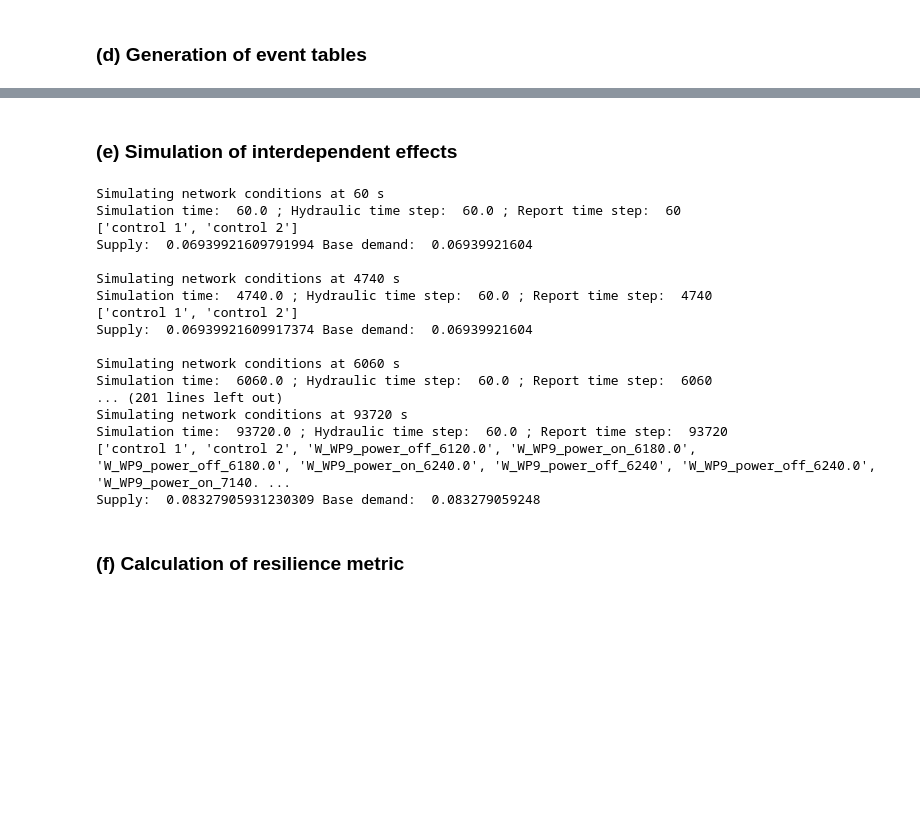
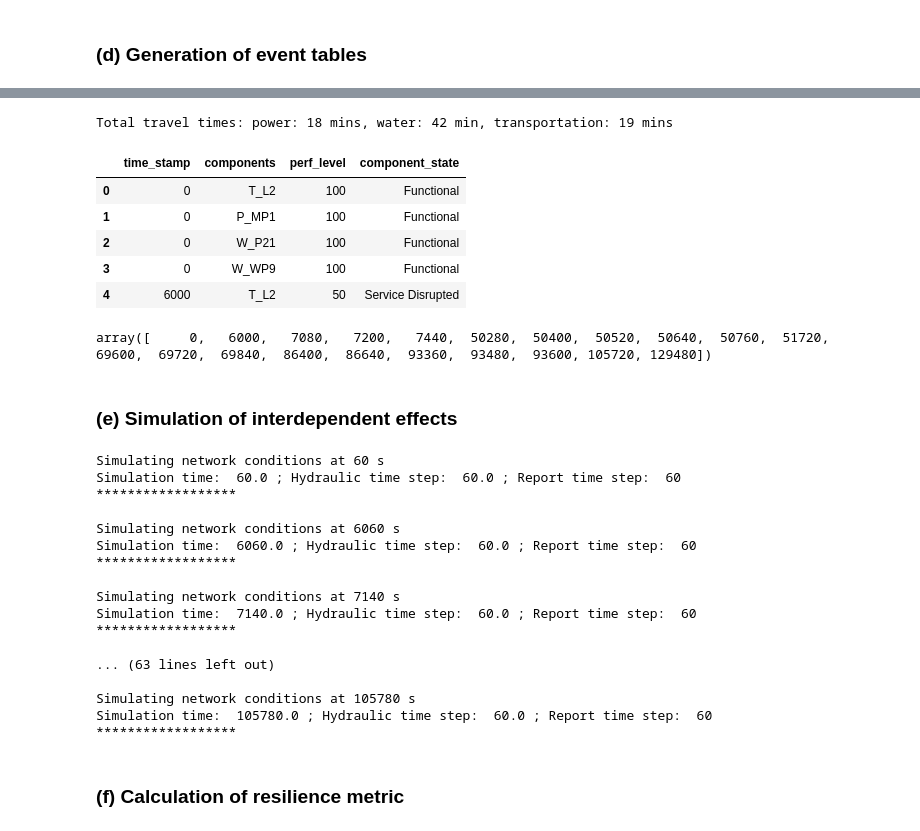
Before and after one commit to srijithbalakrishnan/dreaminsg-integrated-model, a Jupyter notebook: notebooks/demo_no_optimization_simple.ipynb, the cells around one changed output, grey strips where cells are left out. Drawn from its saved outputs; the diff is of its cells as text; code cells hidden in the pictures; blank space fills up the shorter version.

```diff
--- a/notebooks/demo_no_optimization_simple.ipynb
+++ b/notebooks/demo_no_optimization_simple.ipynb
@@ -50,11 +48,14 @@ Three different models are used:
 # %%
 MAIN_DIR = Path('..')
 
-network_dir= 'in2'
-water_file = MAIN_DIR/f'infrarisk/data/networks/{network_dir}/water/water.inp'
-power_file = MAIN_DIR/f'infrarisk/data/networks/{network_dir}/power/power.json'
-transp_folder = MAIN_DIR/f'infrarisk/data/networks/{network_dir}/transportation/'
+network_dir= 'infrarisk/data/networks/in2'
+water_folder = MAIN_DIR/f'{network_dir}/water'
+power_folder = MAIN_DIR/f'{network_dir}/power'
+transp_folder = MAIN_DIR/f'{network_dir}/transportation/'
 
 # load all infrastructure networks
-simple_network.load_networks(water_file, power_file, transp_folder, '1ph')
+simple_network.load_networks(water_folder,
+                             power_folder,
+                             transp_folder, '1ph',
+                             water_sim_type = "PDA")
 # %% [output]
@@ -108,7 +111,8 @@ simple_network.dependency_table.access_table.head()
 # %% [markdown]
 ### Set failed components
 # %%
-scenario_file = MAIN_DIR/"infrarisk/data/disruptive_scenarios/{}/{}.csv".format('test1', 'motor_failure_net1')
+scenario_folder = "scenarios/test1"
+scenario_file = MAIN_DIR/f"{network_dir}/{scenario_folder}/disruption_file.csv"
 
 simple_network.set_disrupted_components(scenario_file=scenario_file)
 simple_network.get_disrupted_components()
@@ -157,2 +169,19 @@ Iteration 3: gap 0.000000: time 0.009502
 # %%
 bf_simulation.expand_event_table(20)
+# %%
+print(f"Total travel times: power: {network_recovery.power_crew_total_tt} mins, water: {network_recovery.water_crew_total_tt} min, transportation: {network_recovery.transpo_crew_total_tt} mins")
+# %% [output]
+Total travel times: power: 18 mins, water: 42 min, transportation: 19 mins
+# %%
+bf_simulation.network_recovery.event_table.head(5)
+# %% [output]
+|  | time_stamp | components | perf_level | component_state |
+| 0 | 0 | T_L2 | 100 | Functional |
+| 1 | 0 | P_MP1 | 100 | Functional |
+| 2 | 0 | W_P21 | 100 | Functional |
+| 3 | 0 | W_WP9 | 100 | Functional |
+| 4 | 6000 | T_L2 | 50 | Service Disrupted |
+# %%
+bf_simulation.network_recovery.get_event_table().time_stamp.unique()
+# %% [output]
+array([     0,   6000,   7080,   7200,   7440,  50280,  50400,  50520,  50640,  50760,  51720,  69600,  69720,  69840,  86400,  86640,  93360,  93480,  93600, 105720, 129480])
@@ -162,25 +193,25 @@ bf_simulation.expand_event_table(20)
 resilience_metrics = bf_simulation.simulate_interdependent_effects(
     bf_simulation.network_recovery)
 
-resilience_metrics.set_weighted_auc_metrics()
+#resilience_metrics.set_weighted_auc_metrics()
 # %% [output]
 Simulating network conditions at 60 s
 Simulation time:  60.0 ; Hydraulic time step:  60.0 ; Report time step:  60
-['control 1', 'control 2']
-Supply:  0.06939921609791994 Base demand:  0.06939921604
-
-Simulating network conditions at 4740 s
-Simulation time:  4740.0 ; Hydraulic time step:  60.0 ; Report time step:  4740
-['control 1', 'control 2']
-Supply:  0.06939921609917374 Base demand:  0.06939921604
+******************
 
 Simulating network conditions at 6060 s
-Simulation time:  6060.0 ; Hydraulic time step:  60.0 ; Report time step:  6060
-... (201 lines left out)
-Simulating network conditions at 93720 s
-Simulation time:  93720.0 ; Hydraulic time step:  60.0 ; Report time step:  93720
-['control 1', 'control 2', 'W_WP9_power_off_6120.0', 'W_WP9_power_on_6180.0', 'W_WP9_power_off_6180.0', 'W_WP9_power_on_6240.0', 'W_WP9_power_off_6240', 'W_WP9_power_off_6240.0', 'W_WP9_power_on_7140. ...
-Supply:  0.08327905931230309 Base demand:  0.083279059248
+Simulation time:  6060.0 ; Hydraulic time step:  60.0 ; Report time step:  60
+******************
+
+Simulating network conditions at 7140 s
+Simulation time:  7140.0 ; Hydraulic time step:  60.0 ; Report time step:  60
+******************
+
+... (63 lines left out)
+
+Simulating network conditions at 105780 s
+Simulation time:  105780.0 ; Hydraulic time step:  60.0 ; Report time step:  60
+******************
 # %% [markdown]
 ### (f) Calculation of resilience metric
 # %%
```
Also changed, not shown: parts of 14 cells of this notebook, 54 other files.
